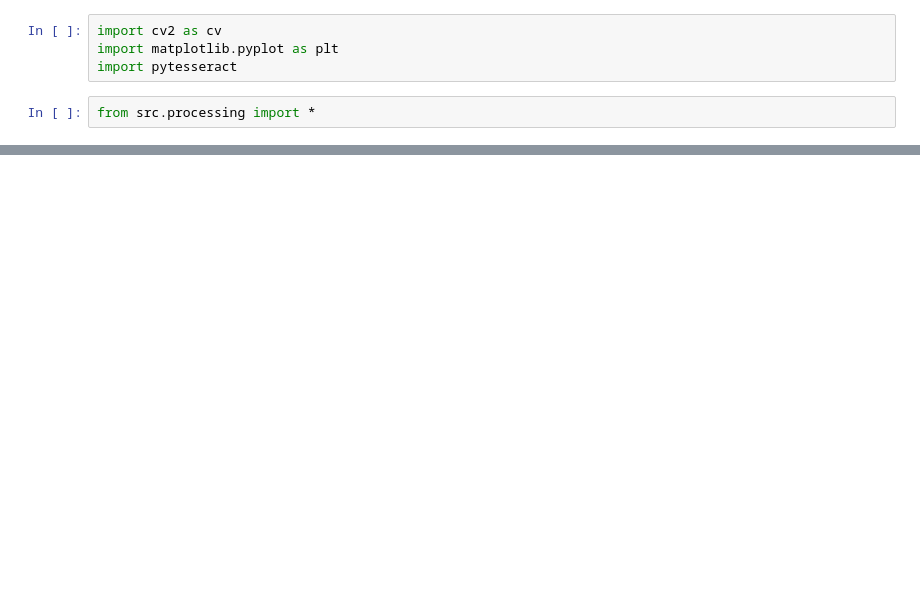
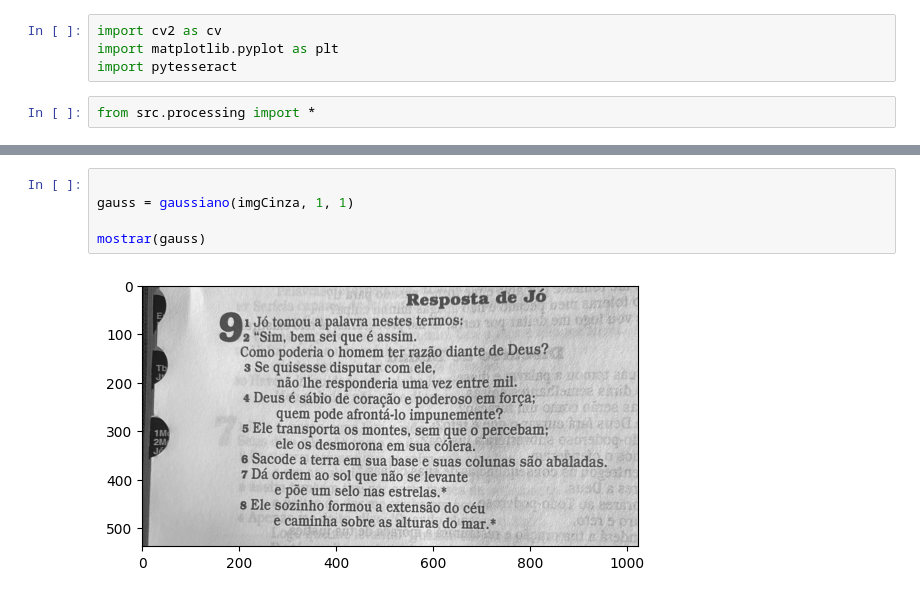
Before and after one commit to Lacerdajp/MyOCR, a Jupyter notebook: main.ipynb, the cells around one changed output, grey strips where cells are left out. Cells and saved outputs as stored; diff of their text form; blank space fills up the shorter version.

```diff
--- a/main.ipynb
+++ b/main.ipynb
@@ -104,0 +25,7 @@ print(segmented_text)
+# %%
+
+gauss = gaussiano(imgCinza, 1, 1)
+
+mostrar(gauss)
+# %% [output]
+[figure, added]
```
Also changed, not shown: parts of 51 cells of this notebook, 5 other files.
